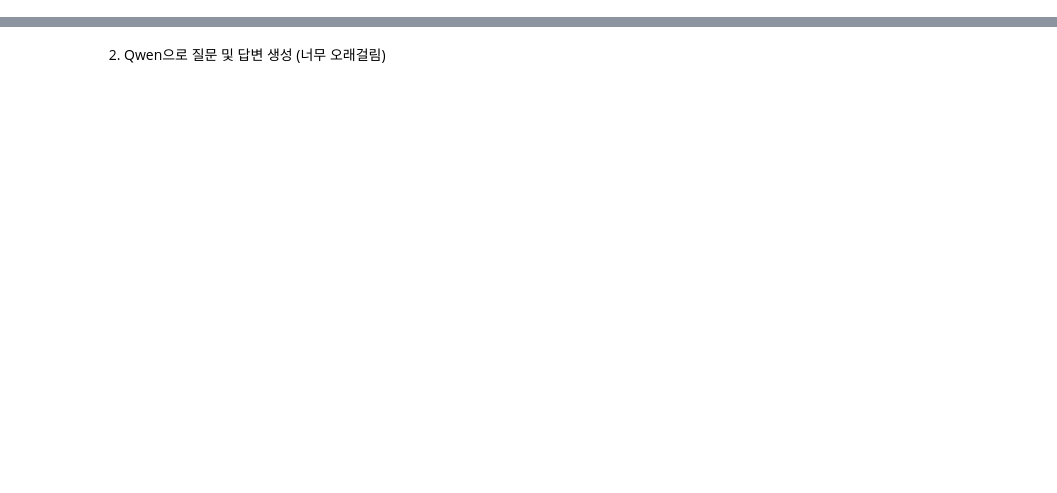
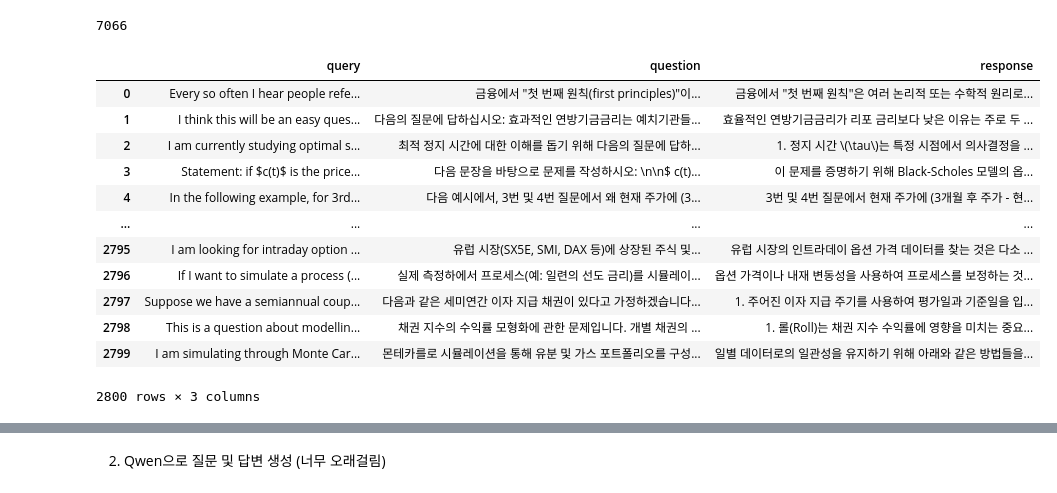
Before and after one commit to LDC-ai/KRX_LLM, a Jupyter notebook: data_slicing.ipynb, the cells around one changed output, grey strips where cells are left out. Cells and saved outputs as stored; diff of their text form; code cells hidden in the pictures; blank space fills up the shorter version.

```diff
--- a/data_slicing.ipynb
+++ b/data_slicing.ipynb
@@ -189,0 +180,21 @@ NameError: name 'total_prompt_tokens_for_q' is not defined
+# %%
+csv_file = 'output_dataset.csv'
+len(pd.read_csv(csv_file))
+# %% [output]
+7066
+# %%
+df
+# %% [output]
+|  | query | question | response |
+| 0 | Every so often I hear people refe... | 금융에서 "첫 번째 원칙(first principles)"이... | 금융에서 "첫 번째 원칙"은 여러 논리적 또는 수학적 원리로... |
+| 1 | I think this will be an easy ques... | 다음의 질문에 답하십시오: 효과적인 연방기금금리는 예치기관들... | 효율적인 연방기금금리가 리포 금리보다 낮은 이유는 주로 두 ... |
+| 2 | I am currently studying optimal s... | 최적 정지 시간에 대한 이해를 돕기 위해 다음의 질문에 답하... | 1. 정지 시간 \(\tau\)는 특정 시점에서 의사결정을 ... |
+| 3 | Statement: if $c(t)$ is the price... | 다음 문장을 바탕으로 문제를 작성하시오: \n\n$ c(t)... | 이 문제를 증명하기 위해 Black-Scholes 모델의 옵... |
+| 4 | In the following example, for 3rd... | 다음 예시에서, 3번 및 4번 질문에서 왜 현재 주가에 (3... | 3번 및 4번 질문에서 현재 주가에 (3개월 후 주가 - 현... |
+| ... | ... | ... | ... |
+| 2795 | I am looking for intraday option ... | 유럽 시장(SX5E, SMI, DAX 등)에 상장된 주식 및... | 유럽 시장의 인트라데이 옵션 가격 데이터를 찾는 것은 다소 ... |
+| 2796 | If I want to simulate a process (... | 실제 측정하에서 프로세스(예: 일련의 선도 금리)를 시뮬레이... | 옵션 가격이나 내재 변동성을 사용하여 프로세스를 보정하는 것... |
+| 2797 | Suppose we have a semiannual coup... | 다음과 같은 세미연간 이자 지급 채권이 있다고 가정하겠습니다... | 1. 주어진 이자 지급 주기를 사용하여 평가일과 기준일을 입... |
+| 2798 | This is a question about modellin... | 채권 지수의 수익률 모형화에 관한 문제입니다. 개별 채권의 ... | 1. 롤(Roll)는 채권 지수 수익률에 영향을 미치는 중요... |
+| 2799 | I am simulating through Monte Car... | 몬테카를로 시뮬레이션을 통해 유분 및 가스 포트폴리오를 구성... | 일별 데이터로의 일관성을 유지하기 위해 아래와 같은 방법들을... |
+2800 rows × 3 columns
```
Also changed, not shown: parts of 15 cells of this notebook.
